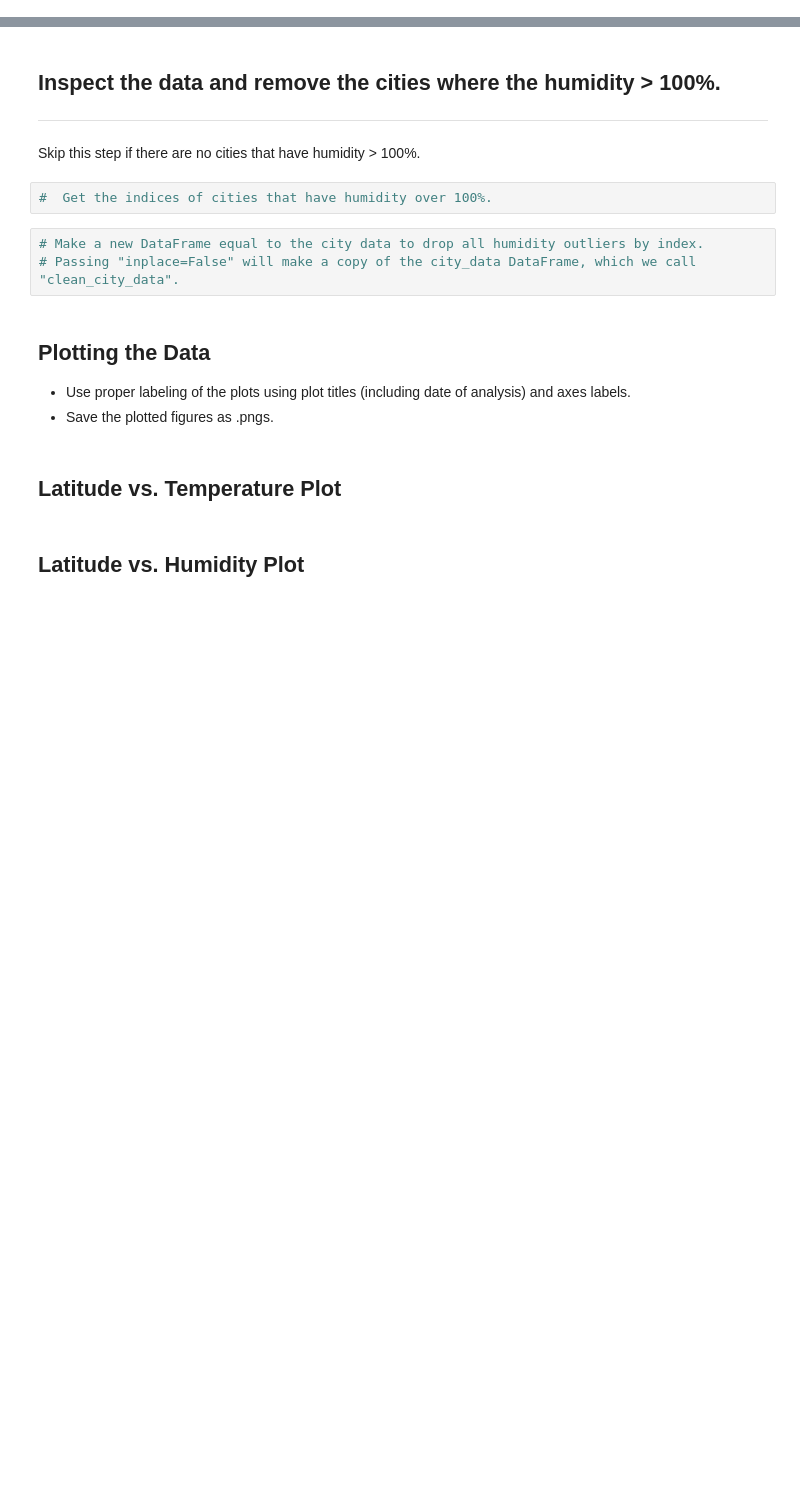
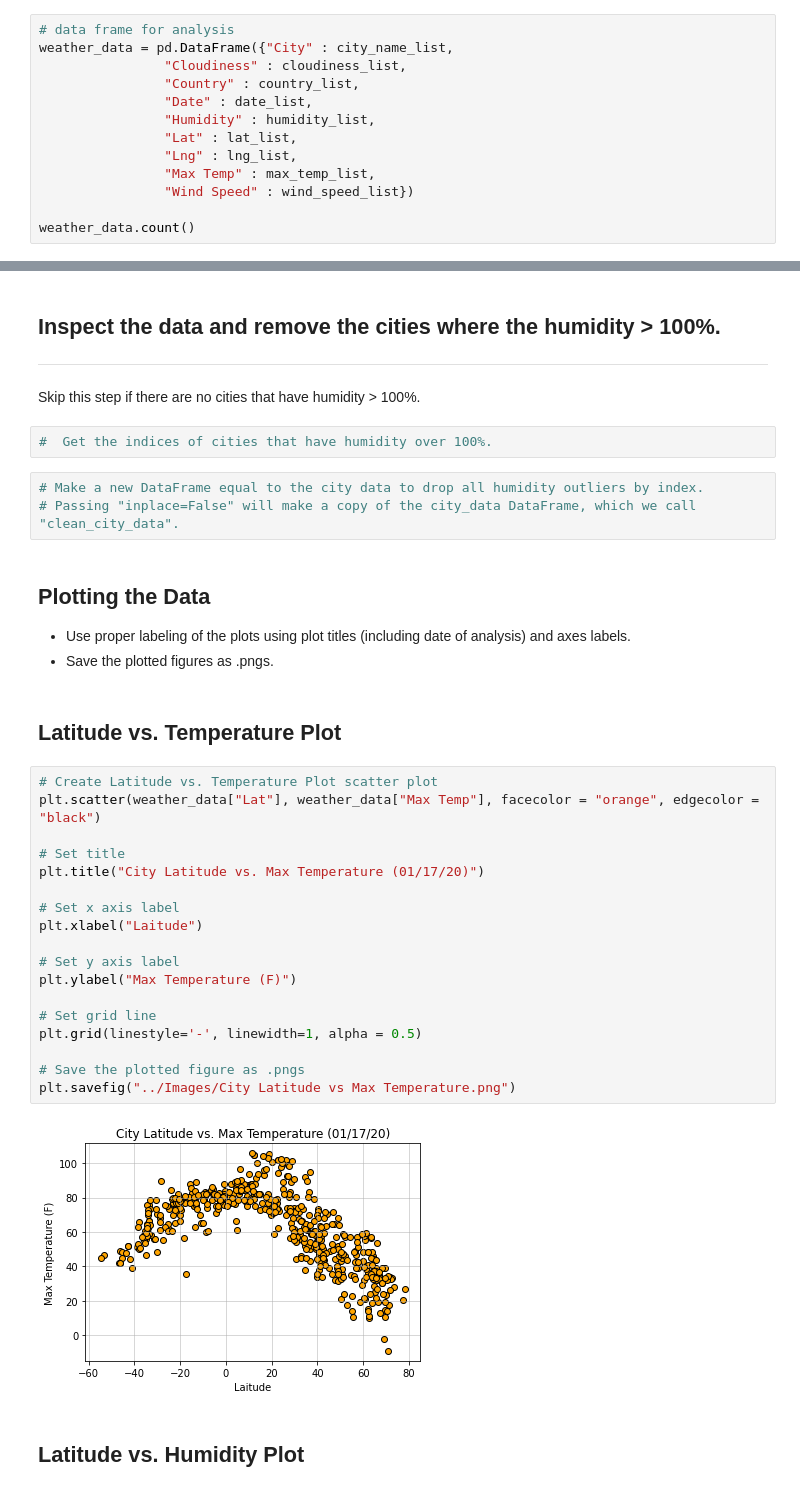
Before and after one commit to Tman2111/api_homework, a Jupyter notebook: Instructions/starter_code/WeatherPy.ipynb, the cells around one changed output, grey strips where cells are left out. Cells and saved outputs as stored; diff of their text form; blank space fills up the shorter version.

Commit message:
changes through late temp plot

```diff
--- a/Instructions/starter_code/WeatherPy.ipynb
+++ b/Instructions/starter_code/WeatherPy.ipynb
@@ -96,3 +159,16 @@ units = "imperial"
 ### Convert Raw Data to DataFrame
 * Export the city data into a .csv.
 * Display the DataFrame
+# %%
+# data frame for analysis
+weather_data = pd.DataFrame({"City" : city_name_list,
+                "Cloudiness" : cloudiness_list,
+                "Country" : country_list,
+                "Date" : date_list,
+                "Humidity" : humidity_list,
+                "Lat" : lat_list,
+                "Lng" : lng_list,
+                "Max Temp" : max_temp_list,
+                "Wind Speed" : wind_speed_list})
+
+weather_data.count()
@@ -111,5 +218,25 @@ Skip this step if there are no cities that have humidity > 100%.
 * Save the plotted figures as .pngs.
 # %% [markdown]
 ## Latitude vs. Temperature Plot
+# %%
+# Create Latitude vs. Temperature Plot scatter plot
+plt.scatter(weather_data["Lat"], weather_data["Max Temp"], facecolor = "orange", edgecolor = "black")
+
+# Set title
+plt.title("City Latitude vs. Max Temperature (01/17/20)")
+
+# Set x axis label
+plt.xlabel("Laitude")
+
+# Set y axis label
+plt.ylabel("Max Temperature (F)")
+
+# Set grid line
+plt.grid(linestyle='-', linewidth=1, alpha = 0.5)
+
+# Save the plotted figure as .pngs
+plt.savefig("../Images/City Latitude vs Max Temperature.png")
+# %% [output]
+[figure, added]
 # %% [markdown]
 ## Latitude vs. Humidity Plot
```
Also changed, not shown: parts of 7 cells of this notebook, 2 other files.
